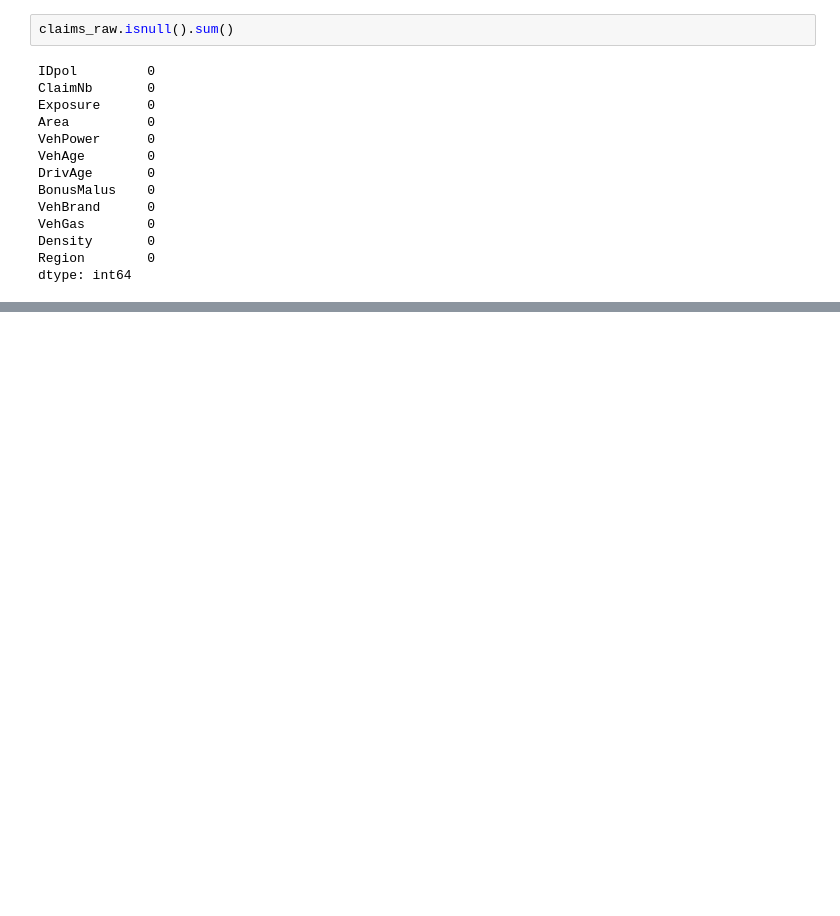
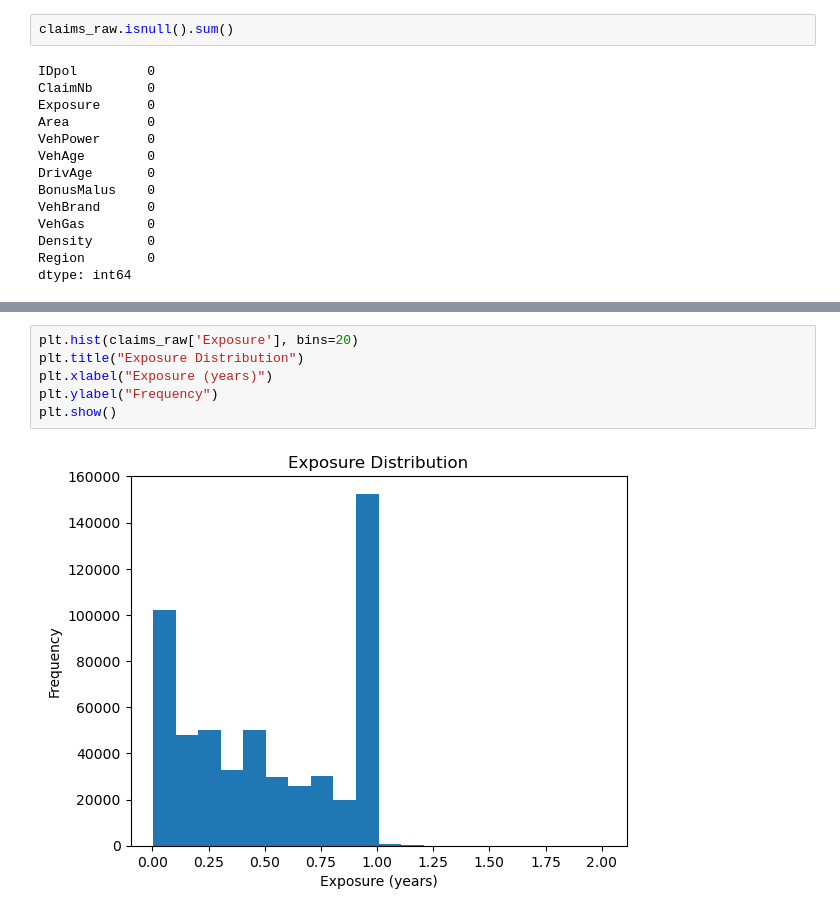
Before and after one commit to mindenki/2025-ITU-MachineLearning-Project-Claims-Risk-zrt, a Jupyter notebook: notebooks/01_Preprocessing_EDA.ipynb, the cells around one changed output, grey strips where cells are left out. Drawn from its saved outputs; the diff is of its cells as text; blank space fills up the shorter version.

```diff
--- a/notebooks/01_Preprocessing_EDA.ipynb
+++ b/notebooks/01_Preprocessing_EDA.ipynb
@@ -494,0 +209,8 @@ AssertionError: Please ensure your dataset is loaded into a DataFrame named `df`
+# %%
+plt.hist(claims_raw['Exposure'], bins=20)
+plt.title("Exposure Distribution")
+plt.xlabel("Exposure (years)")
+plt.ylabel("Frequency")
+plt.show()
+# %% [output]
+[figure, added]
```
Also changed, not shown: parts of 123 cells of this notebook, 1 other file.
